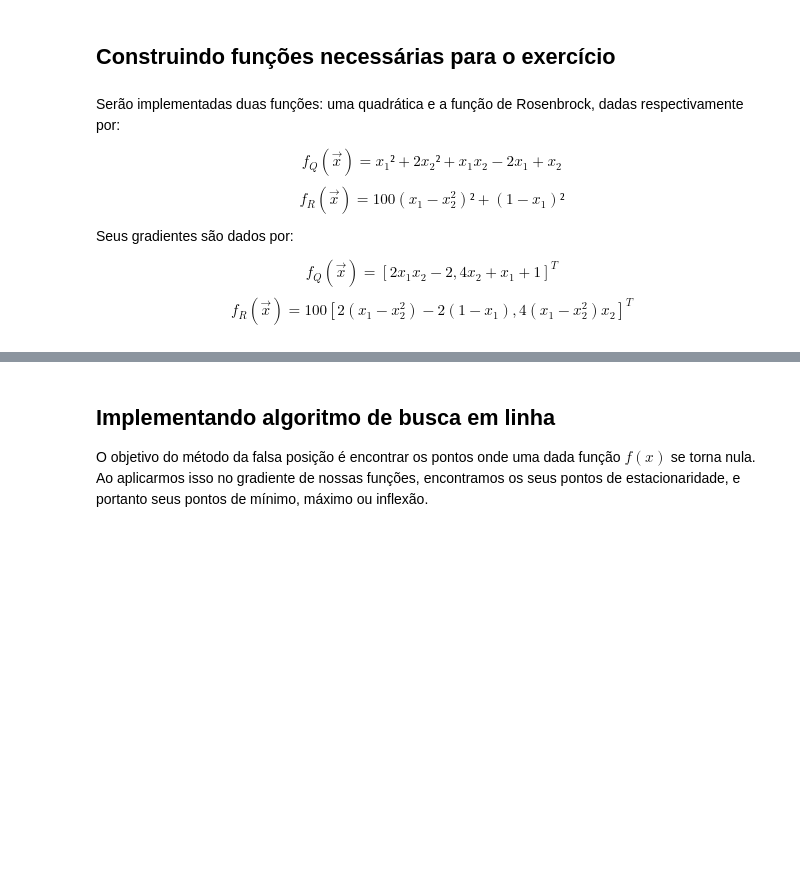
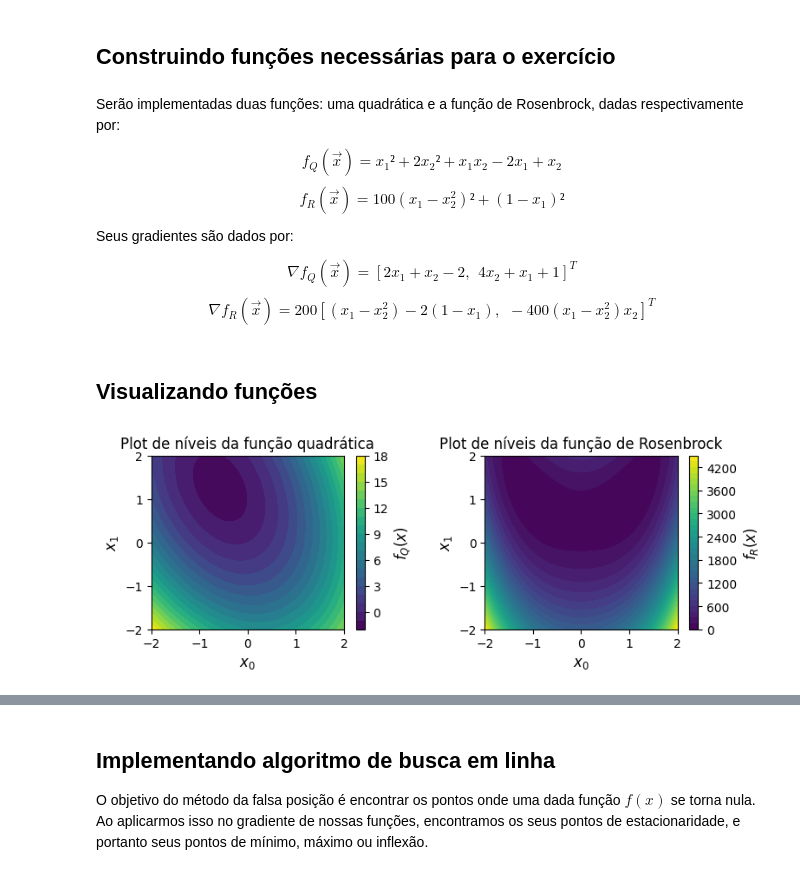
Before and after one commit to arthurkenzo/tarefas_IA543, a Jupyter notebook: tarefa1.ipynb, the cells around one changed output, grey strips where cells are left out. Cells and saved outputs as stored; diff of their text form; code cells hidden in the pictures; blank space fills up the shorter version.

Commit message:
Tarefa 1 finalizada: busca unidimensional com método da falsa posição e plot do resultados.

```diff
--- a/tarefa1.ipynb
+++ b/tarefa1.ipynb
@@ -20,19 +18,5 @@ $$ f_R(\vec{x}) = 100(x_1 - x_2^2)² + (1 - x_1)² $$
 
 Seus gradientes são dados por:
 
-$$ f_Q(\vec{x}) = [2x_1 x_2 - 2, 4x_2 + x_1 + 1]^T$$
-$$ f_R(\vec{x}) = 100[2(x_1 - x_2^2) -2(1 - x_1), 4(x_1 - x_2^2)x_2]^T$$
+$$ \nabla f_Q(\vec{x}) = [2x_1 + x_2 - 2,\hspace{5pt} 4x_2 + x_1 + 1]^T$$
+$$ \nabla f_R(\vec{x}) = 200[(x_1 - x_2^2) -2(1 - x_1),\hspace{5pt} -400(x_1 - x_2^2)x_2]^T$$
-# %%
-def fR(x):
-    return 100*( (x[0] - x[1]**2)**2 + (1 - x[0])**2 )
-
-def fQ(x):
-    return x[0]**2 + 2*x[1]**2 + x[0]*x[1] - 2*x[0] + x[1]
-
-def grad_fR(x):
-    return [100*( 2*(x[0] - x[1]**2) - 2*(1 - x[0]) ),
-            100*( 4*(x[0] - x[1]**2)*x[1] )]
-
-def grad_fQ(x):
-    return [2*x[0]*x[1] - 2,
-            4*x[1] + x[0] + 1]
@@ -38,0 +71,34 @@ def grad_fQ(x):
+# %% [markdown]
+## Visualizando funções
+# %%
+# Calculando valores das funções
+x0 = np.linspace(-2, 2, 1000)
+x1 = np.linspace(-2, 2, 1000)
+functionValuesQ = fQ(x0, x1)
+functionValuesR = fR(x0, x1)
+
+# Criando plot
+fig, (ax1, ax2) = plt.subplots(1, 2, figsize=(8, 3))
+
+# Plot da função quadrática
+contour1 = ax1.contourf(x0, x1, functionValuesQ, levels=20, cmap='viridis')
+colorBar1 = fig.colorbar(contour1, ax=ax1)
+colorBar1.set_label(label='$f_Q(x)$', fontsize=12)
+ax1.set_xlabel('$x_0$', fontsize=12)
+ax1.set_ylabel('$x_1$', fontsize=12)
+ax1.set_title('Plot de níveis da função quadrática', fontsize=12)
+ax1.axis('tight')
+
+# Plot da função de Rosenbrock
+contour2 = ax2.contourf(x0, x1, functionValuesR, levels=30, cmap='viridis')
+colorBar2 = fig.colorbar(contour2, ax=ax2)
+colorBar2.set_label(label='$f_R(x)$', fontsize=12)
+ax2.set_xlabel('$x_0$', fontsize=12)
+ax2.set_ylabel('$x_1$', fontsize=12)
+ax2.set_title('Plot de níveis da função de Rosenbrock', fontsize=12)
+ax2.axis('tight')
+
+plt.tight_layout()
+plt.show()
+# %% [output]
+[figure, added]
```
Also changed, not shown: parts of 11 cells of this notebook.
